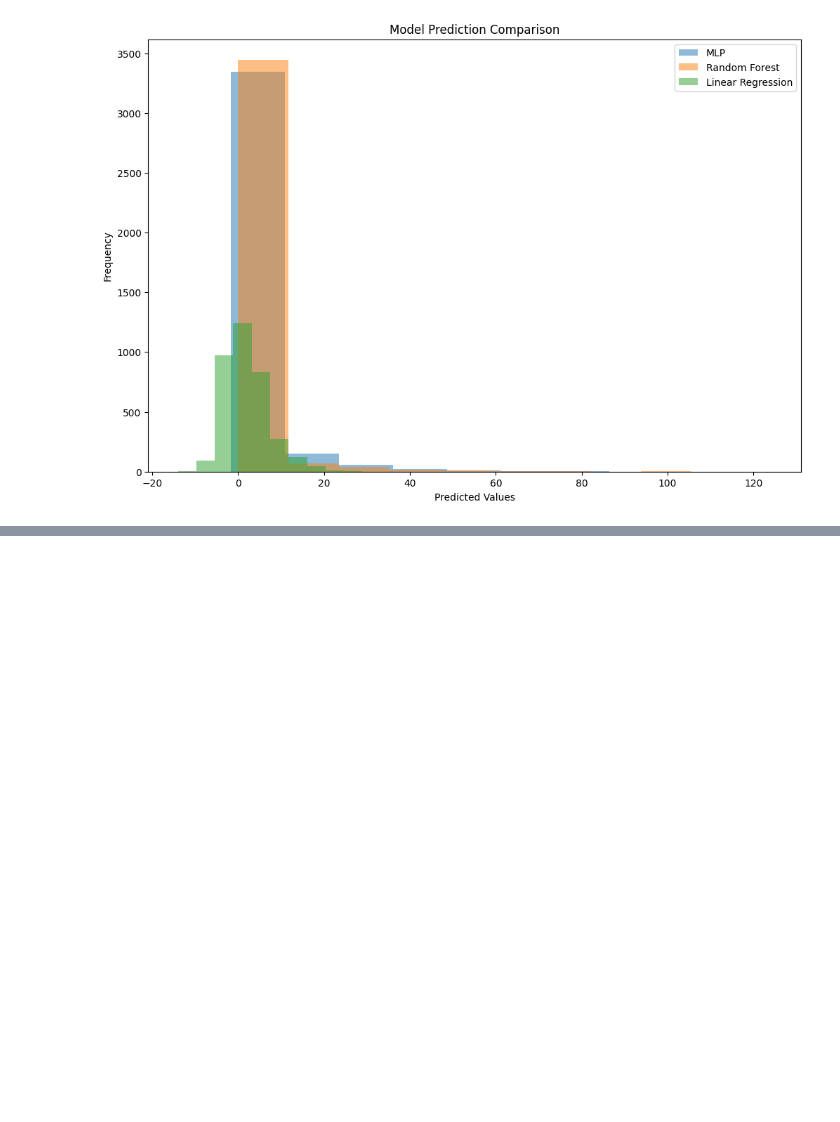
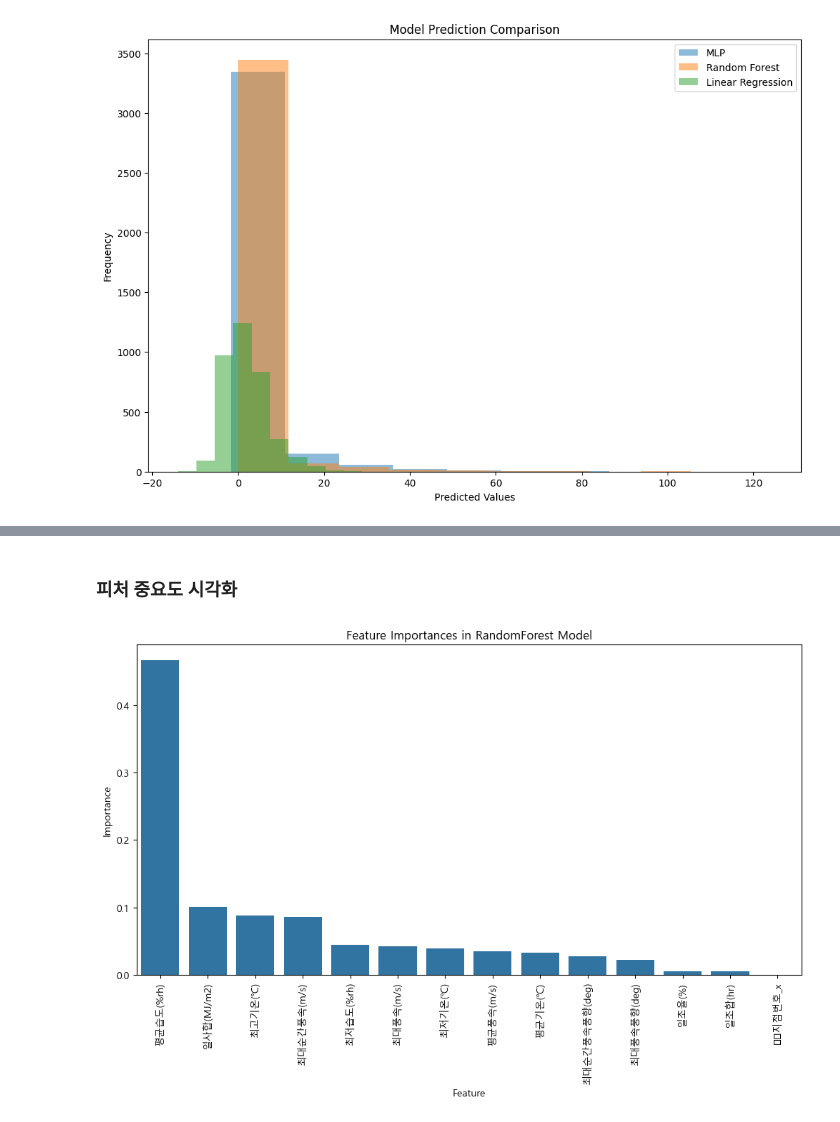
Before and after one commit to wonderfulawsome/Weather-Big-Data-Contest, a Jupyter notebook: angsangbeul.ipynb, the cells around one changed output, grey strips where cells are left out. Drawn from its saved outputs; the diff is of its cells as text; code cells hidden in the pictures; blank space fills up the shorter version.

```diff
--- a/angsangbeul.ipynb
+++ b/angsangbeul.ipynb
@@ -137,0 +217,19 @@ plt.show()
+# %% [markdown]
+### 피처 중요도 시각화
+# %%
+# 트리 기반 모델의 피처 중요도 가져오기
+feature_importances = RandomForest.feature_importances_
+
+# 중요도 순으로 피처 정렬
+indices = np.argsort(feature_importances)[::-1]
+
+# 피처 중요도 시각화
+plt.figure(figsize=(12, 6))
+sns.barplot(x=X.columns[indices], y=feature_importances[indices])
+plt.title('Feature Importances in RandomForest Model')
+plt.xlabel('Feature')
+plt.ylabel('Importance')
+plt.xticks(rotation=90)
+plt.show()
+# %% [output]
+[figure, added]
```
Also changed, not shown: parts of 11 cells of this notebook.
